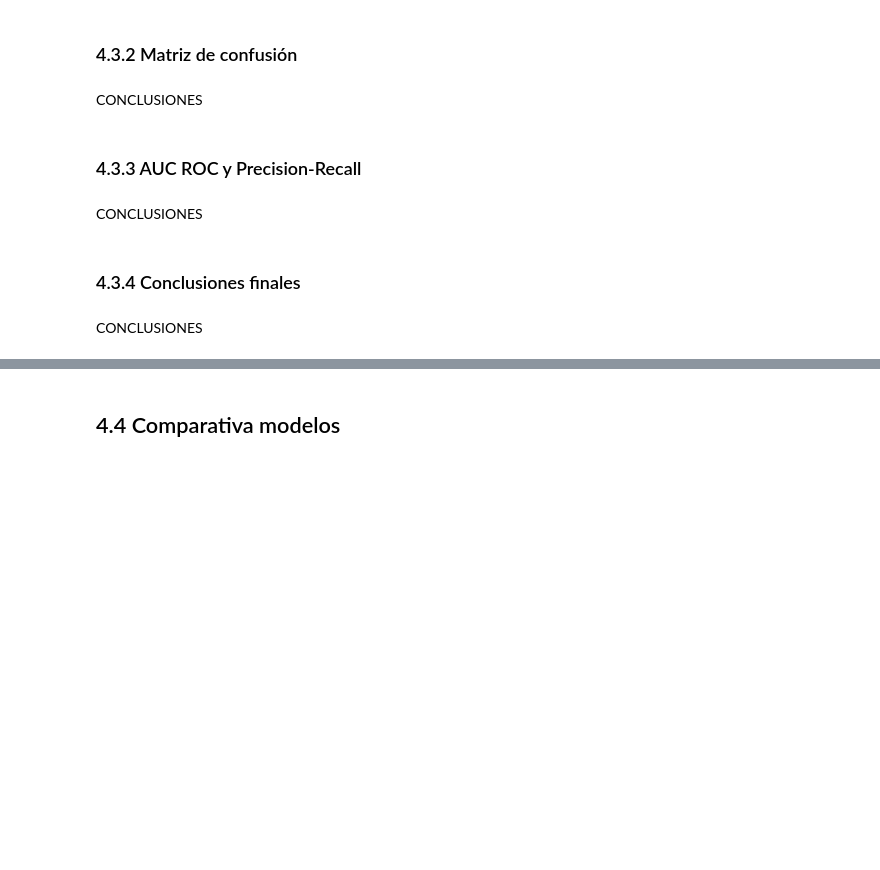
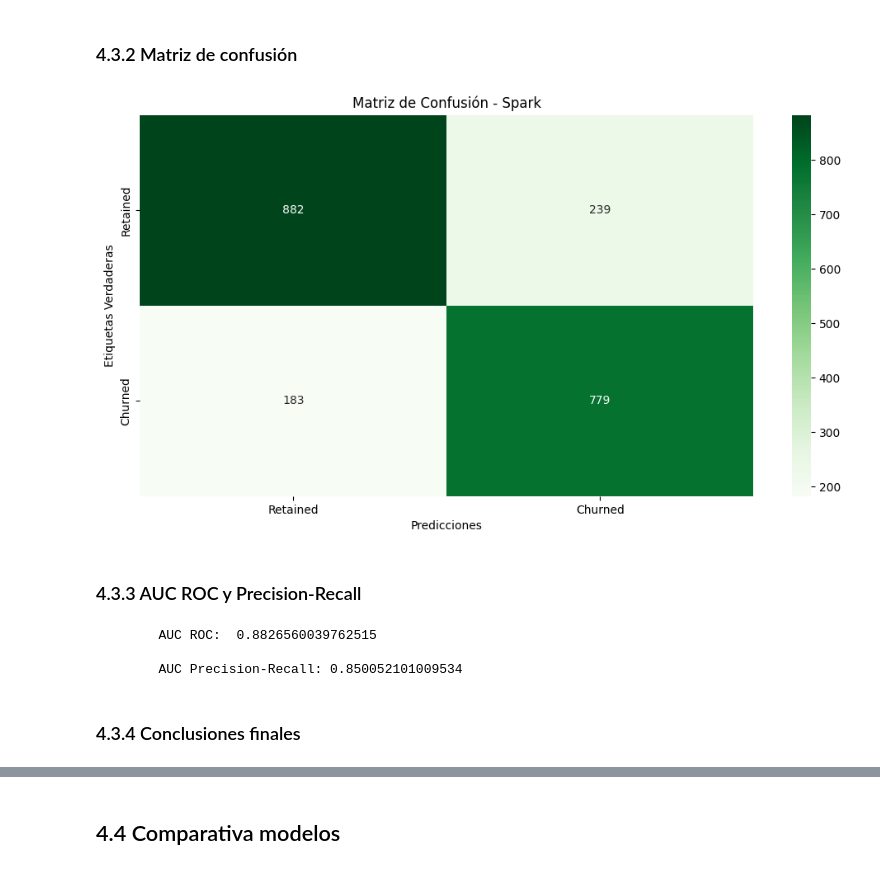
Before and after one commit to angelfergar/ChurnRetention-SP, a Jupyter notebook: notebooks/Spark_Model_Training.ipynb, the cells around one changed output, grey strips where cells are left out. Saved outputs shown, nothing was run; the diff lists cells and outputs as text; code cells hidden in the pictures; blank space fills up the shorter version.

```diff
--- a/notebooks/Spark_Model_Training.ipynb
+++ b/notebooks/Spark_Model_Training.ipynb
@@ -270,0 +325,3 @@ CONCLUSIONES
+# %%
+# Entrenamos el modelo y obtenemos predicciones
+model_gbt, predictions_gbt = train_model(gbt_model, train_df, test_df)
@@ -271,12 +356,16 @@ CONCLUSIONES
 # %% [markdown]
 ### 4.3.2 Matriz de confusión
-# %% [markdown]
-CONCLUSIONES
+# %%
+show_conf_matrix(predictions_gbt)
+# %% [output]
+[figure, added]
 # %% [markdown]
 ### 4.3.3 AUC ROC y Precision-Recall
-# %% [markdown]
-CONCLUSIONES
+# %%
+gbt_roc, gbt_pr = auc_metrics(predictions_gbt)
+# %% [output]
+        AUC ROC:  0.8826560039762515
+
+        AUC Precision-Recall: 0.850052101009534
 # %% [markdown]
 ### 4.3.4 Conclusiones finales
-# %% [markdown]
-CONCLUSIONES
```
Also changed, not shown: parts of 56 cells of this notebook.
